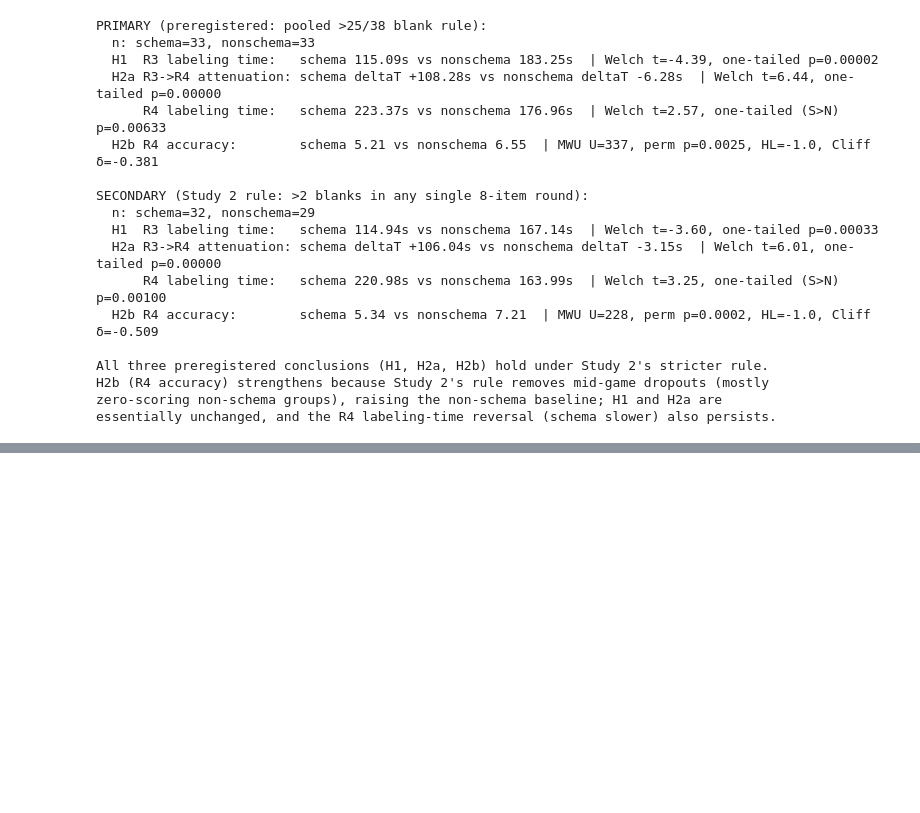
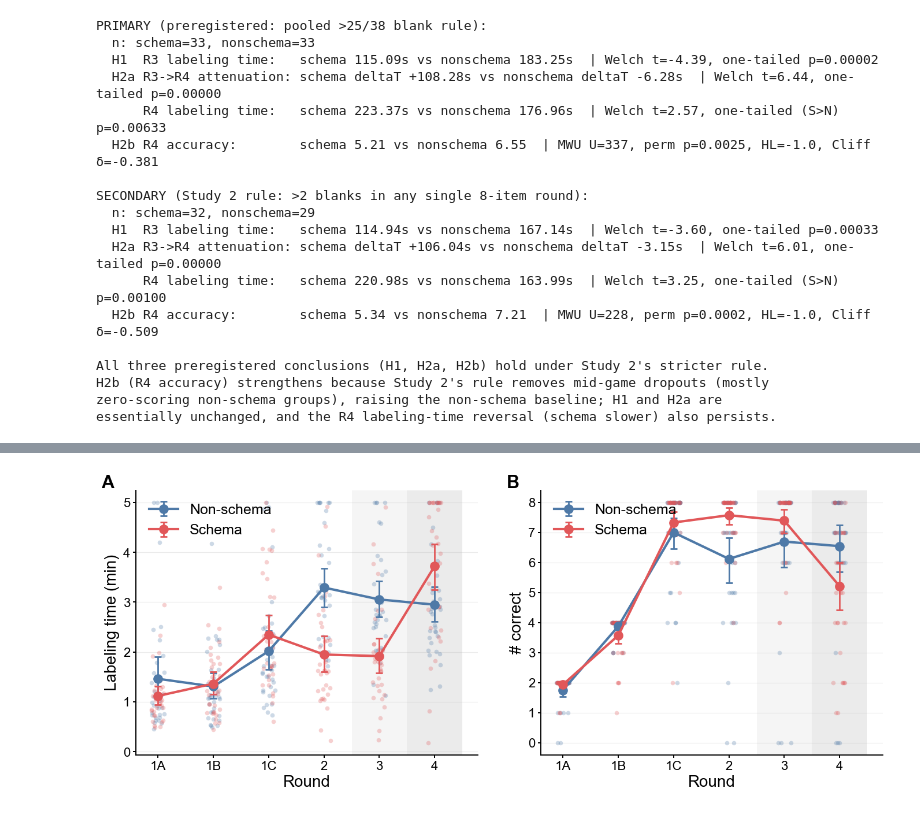
Before and after one commit to JamesPHoughton/organizational-schema-formation, a Jupyter notebook: analysis/study_1_analysis.ipynb, the cells around one changed output, grey strips where cells are left out. Saved outputs shown, nothing was run; the diff lists cells and outputs as text; code cells hidden in the pictures; blank space fills up the shorter version.

```diff
--- a/analysis/study_1_analysis.ipynb
+++ b/analysis/study_1_analysis.ipynb
@@ -2296,3 +2273,96 @@ All three preregistered conclusions (H1, H2a, H2b) hold under Study 2's stricter
 H2b (R4 accuracy) strengthens because Study 2's rule removes mid-game dropouts (mostly
 zero-scoring non-schema groups), raising the non-schema baseline; H1 and H2a are
 essentially unchanged, and the R4 labeling-time reversal (schema slower) also persists.
+# %%
+# [fig-all-rounds-ci-slide]
+# Presentation version of [fig-all-rounds-ci]: the same two-panel figure — labeling time (A)
+# and accuracy (B) across all rounds, with 95% bootstrap-CI error bars and jittered per-group
+# points — restyled for a slide deck (larger fonts, thicker lines, bigger markers, wider layout).
+# Self-contained apart from the group-level `data` frame built above.
+# Saved to figures/figure1_slide.{pdf,png}; does not overwrite the paper figure (figure1).
+import os
+
+def _boot_ci(x, n_boot=10000, seed=42):
+    """95% percentile bootstrap CI of the mean (same method as the paper figure)."""
+    x = np.asarray(x, float); x = x[~np.isnan(x)]
+    rng = np.random.default_rng(seed)
+    bm = rng.choice(x, size=(n_boot, len(x)), replace=True).mean(axis=1)
+    lo, hi = np.percentile(bm, [2.5, 97.5]); return x.mean(), lo, hi
+
+time_cols = [c for c in data.columns if c.startswith('time_labeling_')]
+acc_cols  = [c for c in data.columns if c.startswith('accuracy_')]
+round_lbl = lambda c: c.replace('time_labeling_', '').replace('accuracy_', '').upper()
+colors = {'nonschema': '#4E79A7', 'schema': '#E15759'}   # Tableau blue / red
+labels = {'nonschema': 'Non-schema', 'schema': 'Schema'}
+
+# Larger sizes throughout so the figure stays legible when projected.
+slide_style = {
+    'font.family': 'sans-serif',
+    'font.sans-serif': ['Arial', 'Helvetica', 'DejaVu Sans'],
+    'font.size': 16,
+    'axes.labelsize': 20,
+    'axes.titlesize': 22,
+    'xtick.labelsize': 16,
+    'ytick.labelsize': 16,
+    'legend.fontsize': 18,
+    'axes.linewidth': 1.4,
+    'xtick.major.width': 1.4,
+    'ytick.major.width': 1.4,
+    'lines.linewidth': 3.0,
+    'lines.markersize': 11,
+    'patch.linewidth': 0.6,
+}
+
+np.random.seed(42)
+with plt.rc_context(slide_style):
+    fig, axes = plt.subplots(1, 2, figsize=(14, 6))
+    panels = [
+        (axes[0], time_cols, 'Labeling time (min)', True),
+        (axes[1], acc_cols,  '# correct',           False),
+    ]
+    for ax, cols, ylabel, is_time in panels:
+        x = list(range(len(cols)))
+        xlabels = [round_lbl(c) for c in cols]
+        # Shaded preregistered test rounds: R3 (schema-conserving), R4 (schema-destroying)
+        ax.axvspan(3.5, 4.5, color='#f5f5f5', zorder=0, linewidth=0)
+        ax.axvspan(4.5, 5.5, color='#ebebeb', zorder=0, linewidth=0)
+        for condition in ['nonschema', 'schema']:
+            cond = data[data['treatment'] == condition]
+            ci = [_boot_ci(cond[c].values) for c in cols]
+            means = np.array([m for (m, lo, hi) in ci])
+            yerr  = np.array([[m - lo for (m, lo, hi) in ci],
+                              [hi - m for (m, lo, hi) in ci]])
+            # Raw jittered points (per group)
+            for xi, col in enumerate(cols):
+                vals = cond[col].dropna().values
+                jitter = np.random.uniform(-0.12, 0.12, len(vals))
+                ax.scatter(xi + jitter, vals, color=colors[condition],
+                           alpha=0.28, s=30, zorder=2, linewidths=0)
+            ax.errorbar(x, means, yerr=yerr, marker='o', linewidth=3,
+                        color=colors[condition], markersize=11,
+                        label=labels[condition], zorder=4,
+                        elinewidth=2, capsize=4, capthick=2)
+        ax.set_xticks(x)
+        ax.set_xticklabels(xlabels)
+        ax.set_xlabel('Round')
+        ax.set_ylabel(ylabel)
+        ax.legend(frameon=False, loc='upper left')
+        ax.grid(axis='y', alpha=0.25, linewidth=0.8, linestyle='-')
+        ax.spines['top'].set_visible(False)
+        ax.spines['right'].set_visible(False)
+        if is_time:
+            ax.set_yticks(range(0, 310, 60))
+            ax.set_yticklabels(range(0, 6, 1))
+
+    # Panel labels (A/B), scaled up for slides
+    for ax, lbl in zip(axes, ['A', 'B']):
+        ax.text(-0.10, 1.06, lbl, transform=ax.transAxes,
+                fontsize=22, fontweight='bold', va='top')
+
+    plt.tight_layout(pad=1.2, w_pad=2.5)
+    os.makedirs('figures', exist_ok=True)
+    plt.savefig('figures/figure1_slide.pdf', bbox_inches='tight')
+    plt.savefig('figures/figure1_slide.png', dpi=200, bbox_inches='tight')
+    print("Saved figures/figure1_slide.pdf and figures/figure1_slide.png")
+    plt.show()
+# %% [output]
@@ -2298,0 +2370 @@ essentially unchanged, and the R4 labeling-time reversal (schema slower) also pe
+[figure, added]
```
Also changed, not shown: parts of 15 cells of this notebook, 24 other files.
